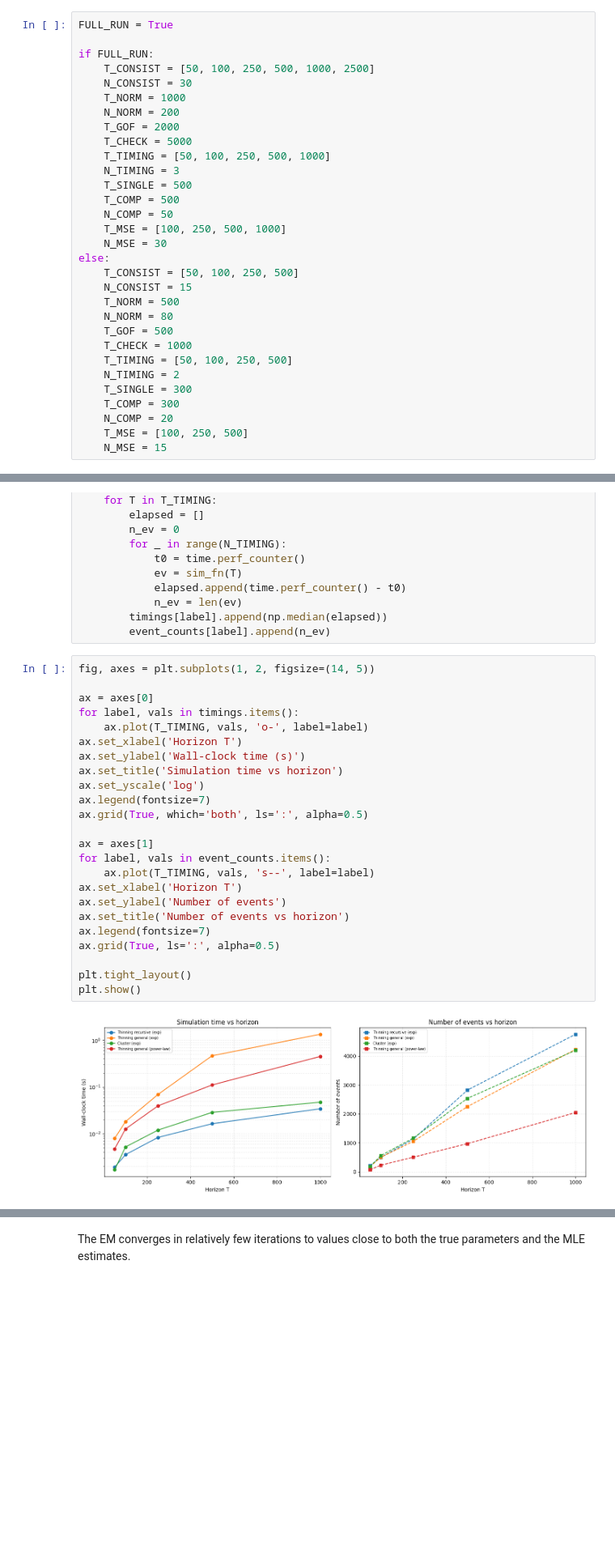
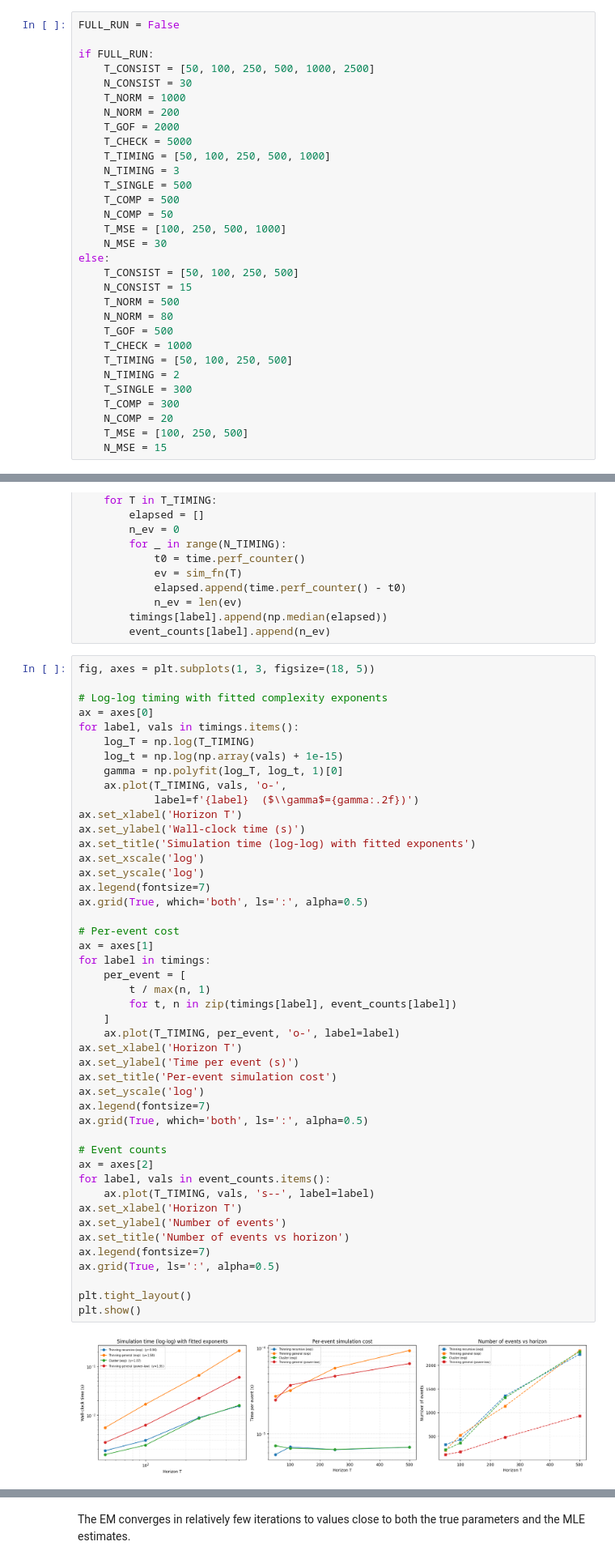
Before and after one commit to adonis107/MDS, a Jupyter notebook: DHF-LAB3-AMRI-CHIBA-JAMAL.ipynb, the cells around one changed output, grey strips where cells are left out. Shown at 81% size. Drawn from its saved outputs; the diff is of its cells as text; blank space fills up the shorter version.

```diff
--- a/DHF-LAB3-AMRI-CHIBA-JAMAL.ipynb
+++ b/DHF-LAB3-AMRI-CHIBA-JAMAL.ipynb
@@ -16,7 +16,7 @@ np.random.seed(42)
 Set `FULL_RUN = True` to use large horizons and more replications for
 the final version. Keep `False` during development for faster execution.
 # %%
-FULL_RUN = True
+FULL_RUN = False
 
 if FULL_RUN:
     T_CONSIST = [50, 100, 250, 500, 1000, 2500]
@@ -461,28 +464,50 @@ for label, sim_fn in configs:
         timings[label].append(np.median(elapsed))
         event_counts[label].append(n_ev)
 # %%
-fig, axes = plt.subplots(1, 2, figsize=(14, 5))
+fig, axes = plt.subplots(1, 3, figsize=(18, 5))
 
+# Log-log timing with fitted complexity exponents
 ax = axes[0]
 for label, vals in timings.items():
-    ax.plot(T_TIMING, vals, 'o-', label=label)
+    log_T = np.log(T_TIMING)
+    log_t = np.log(np.array(vals) + 1e-15)
+    gamma = np.polyfit(log_T, log_t, 1)[0]
+    ax.plot(T_TIMING, vals, 'o-',
+            label=f'{label}  ($\\gamma$={gamma:.2f})')
 ax.set_xlabel('Horizon T')
 ax.set_ylabel('Wall-clock time (s)')
-ax.set_title('Simulation time vs horizon')
+ax.set_title('Simulation time (log-log) with fitted exponents')
+ax.set_xscale('log')
 ax.set_yscale('log')
 ax.legend(fontsize=7)
 ax.grid(True, which='both', ls=':', alpha=0.5)
 
+# Per-event cost
 ax = axes[1]
+for label in timings:
+    per_event = [
+        t / max(n, 1)
+        for t, n in zip(timings[label], event_counts[label])
+    ]
+    ax.plot(T_TIMING, per_event, 'o-', label=label)
+ax.set_xlabel('Horizon T')
+ax.set_ylabel('Time per event (s)')
+ax.set_title('Per-event simulation cost')
+ax.set_yscale('log')
+ax.legend(fontsize=7)
+ax.grid(True, which='both', ls=':', alpha=0.5)
+
+# Event counts
+ax = axes[2]
 for label, vals in event_counts.items():
     ax.plot(T_TIMING, vals, 's--', label=label)
 ax.set_xlabel('Horizon T')
 ax.set_ylabel('Number of events')
 ax.set_title('Number of events vs horizon')
 ax.legend(fontsize=7)
 ax.grid(True, ls=':', alpha=0.5)
 
 plt.tight_layout()
 plt.show()
 # %% [output]
-[figure, old version]
+[figure, new version]
```
Also changed, not shown: parts of 23 cells of this notebook, 1 other file.
